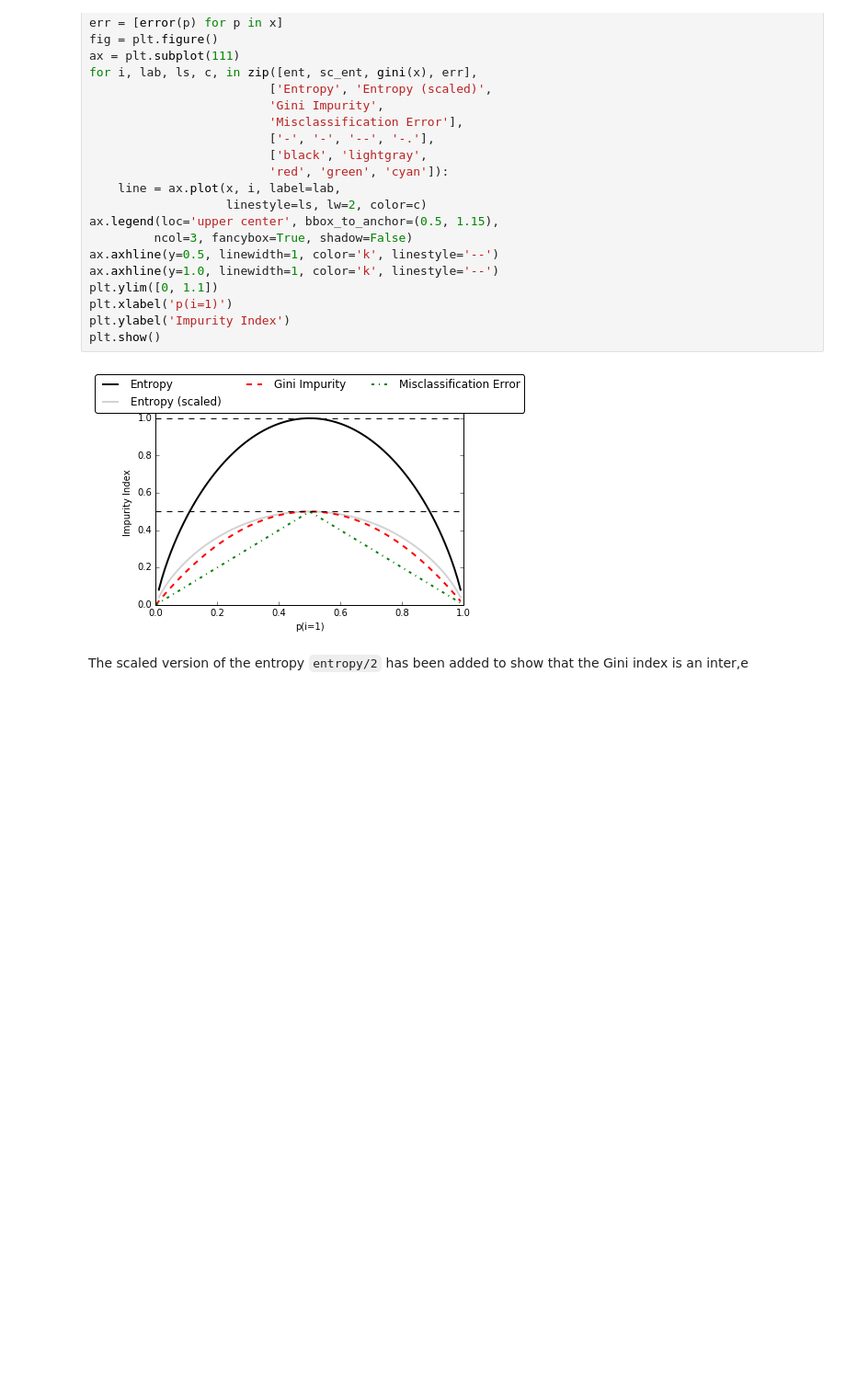
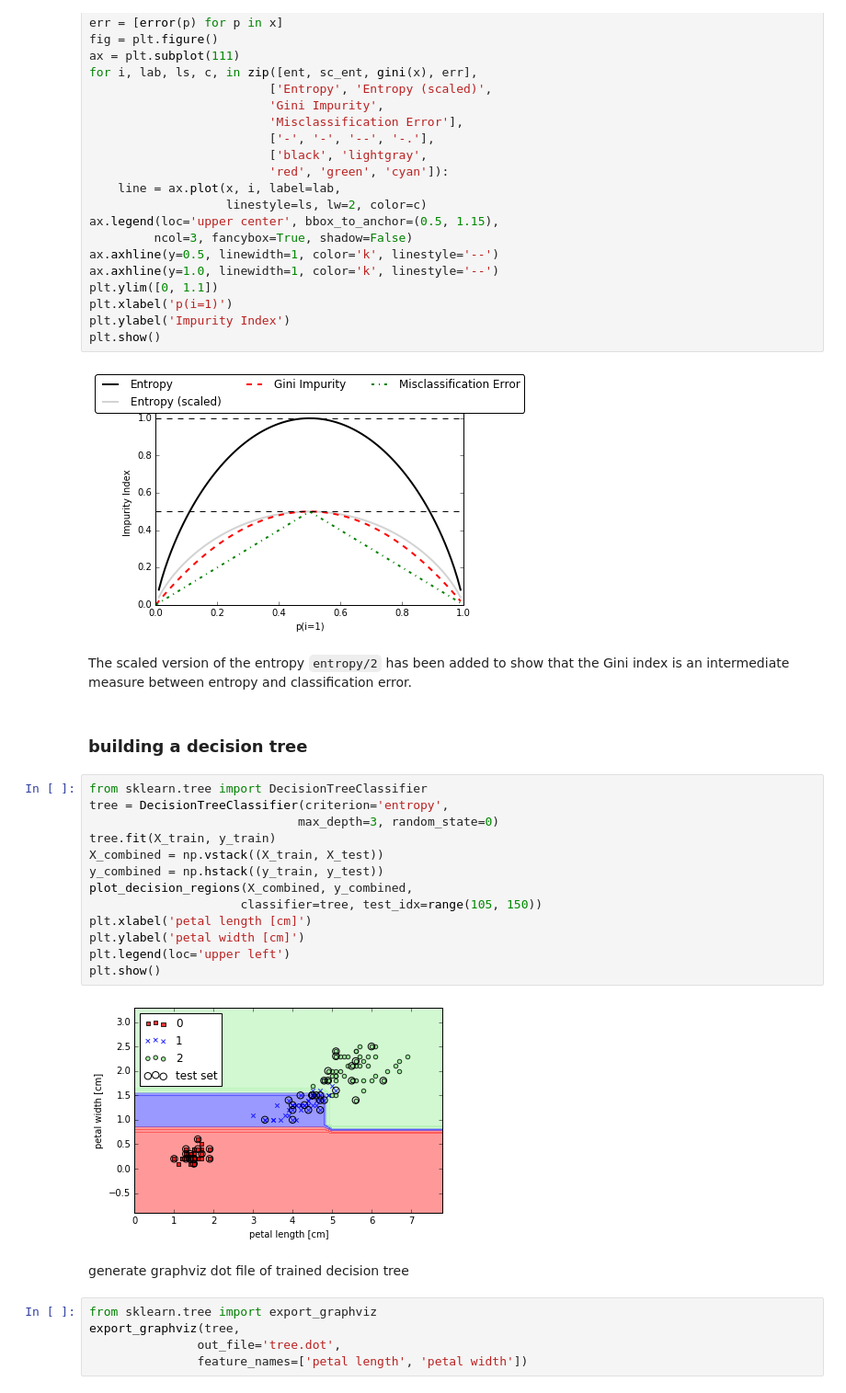
Before and after one commit to habbes/python-ml, a Jupyter notebook: chapter3.ipynb, the cells around one changed output. Shown at 92% size. Drawn from its saved outputs; the diff is of its cells as text; blank space fills up the shorter version.

Commit message:
train decision tree

```diff
--- a/chapter3.ipynb
+++ b/chapter3.ipynb
@@ -296,4 +296,28 @@ plt.show()
 # %% [output]
 [figure]
 # %% [markdown]
-The scaled version of the entropy `entropy/2` has been added to show that the Gini index is an inter,e
+The scaled version of the entropy `entropy/2` has been added to show that the Gini index is an intermediate measure between entropy and classification error.
+# %% [markdown]
+### building a decision tree
+# %%
+from sklearn.tree import DecisionTreeClassifier
+tree = DecisionTreeClassifier(criterion='entropy',
+                             max_depth=3, random_state=0)
+tree.fit(X_train, y_train)
+X_combined = np.vstack((X_train, X_test))
+y_combined = np.hstack((y_train, y_test))
+plot_decision_regions(X_combined, y_combined,
+                     classifier=tree, test_idx=range(105, 150))
+plt.xlabel('petal length [cm]')
+plt.ylabel('petal width [cm]')
+plt.legend(loc='upper left')
+plt.show()
+# %% [output]
+[figure, added]
+# %% [markdown]
+generate graphviz dot file of trained decision tree
+# %%
+from sklearn.tree import export_graphviz
+export_graphviz(tree,
+               out_file='tree.dot',
+               feature_names=['petal length', 'petal width'])
```
Also changed, not shown: 1 other file.
